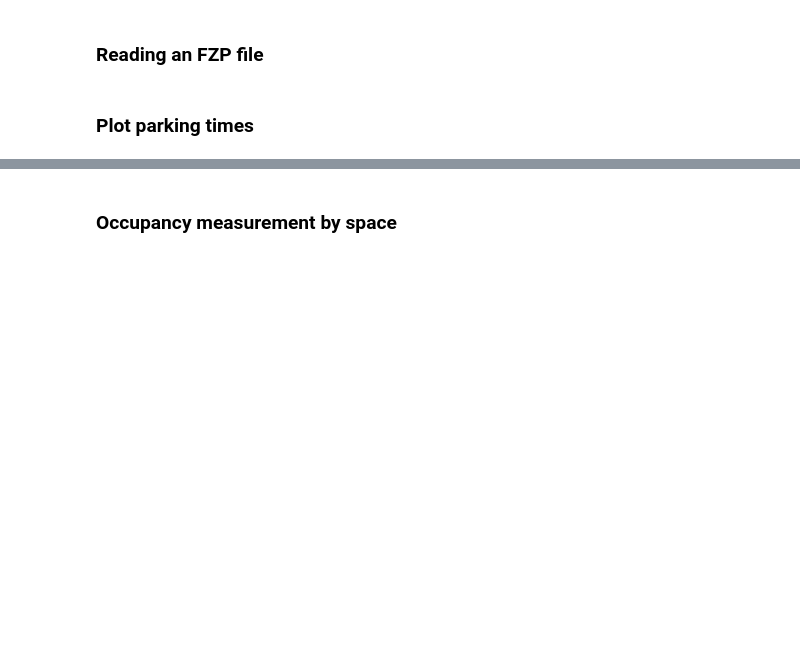
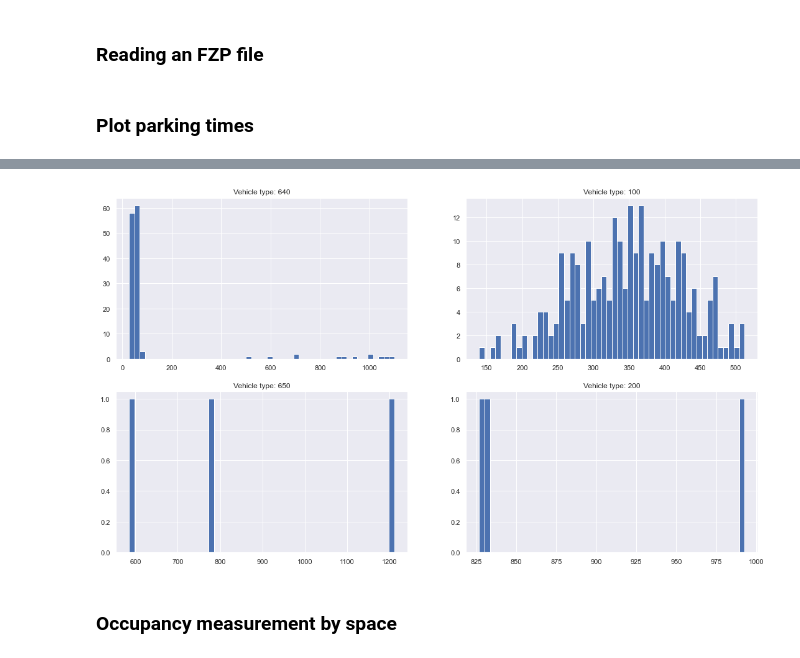
Before and after one commit to cpatdowling/vissimpark, a Jupyter notebook: notebooks/parse_fzp_files.ipynb, the cells around one changed output, grey strips where cells are left out. Cells and saved outputs as stored; diff of their text form; code cells hidden in the pictures; blank space fills up the shorter version.

Commit message:
adding subplot variant to arrivals

```diff
--- a/notebooks/parse_fzp_files.ipynb
+++ b/notebooks/parse_fzp_files.ipynb
@@ -109,3 +115,17 @@ plt.title("Distribution of parking times in sim seconds")
+# %%
+#plot each vehicle type individually
+veh_types = list(parked_times_by_type.keys())
+
+fig, axs = plt.subplots(2, 2)
+
+for i, vtype in enumerate(veh_types):
+    axs.flatten()[i].hist(parked_times_by_type[vtype], bins=50)
+    axs.flatten()[i].set_title("Vehicle type: " + str(vtype))
+    ax.set(xlabel='Dwell Time', ylabel='# of occurences')
+
+fig.set_size_inches(18.5, 10.5)
+# %% [output]
+[figure, added]
 # %% [markdown]
 ### Occupancy measurement by space
 # %%
```
Also changed, not shown: parts of 2 cells of this notebook.
